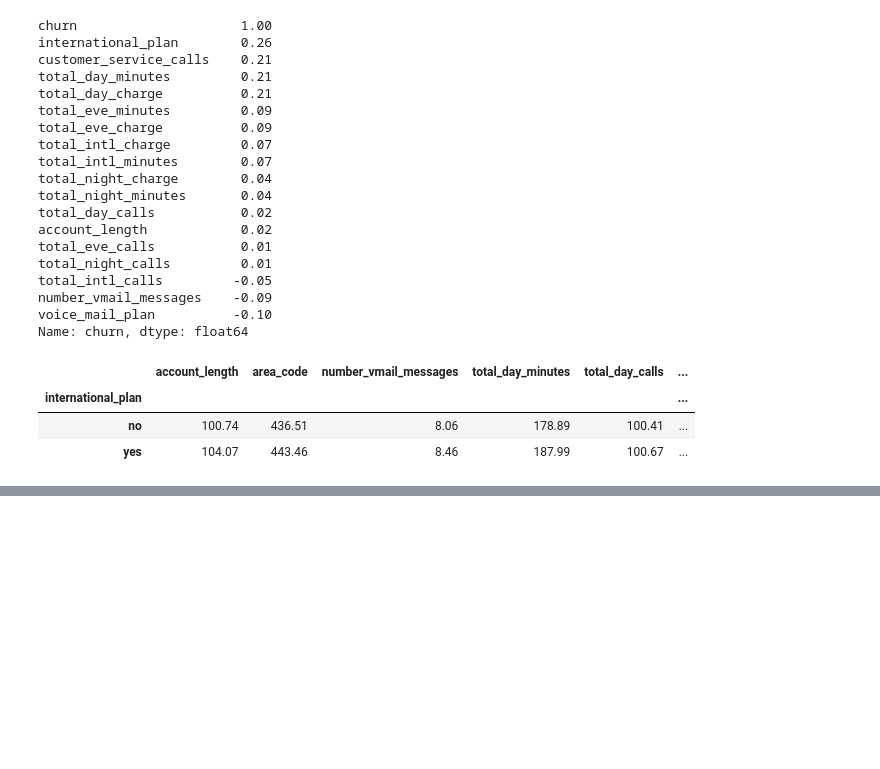
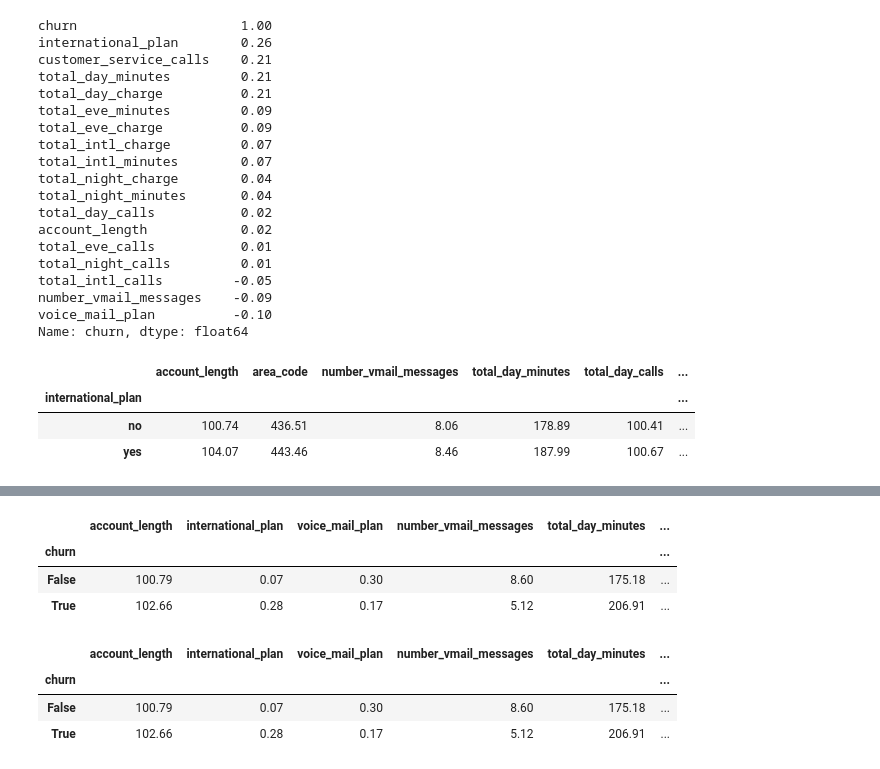
Before and after one commit to anguyen61191/SyriaTel-Customer-Churn, a Jupyter notebook: AndyNotebook.ipynb, the cells around one changed output, grey strips where cells are left out. Cells and saved outputs as stored; diff of their text form; code cells hidden in the pictures; blank space fills up the shorter version.

```diff
--- a/AndyNotebook.ipynb
+++ b/AndyNotebook.ipynb
@@ -947,0 +897,9 @@ plt.tight_layout()
+# %%
+df_clean_groupby = df_clean.groupby('churn').mean()
+# %%
+df_clean_groupby
+# %% [output]
+|  | account_length | international_plan | voice_mail_plan | number_vmail_messages | total_day_minutes | ... |
+| churn |  |  |  |  |  | ... |
+| False | 100.79 | 0.07 | 0.30 | 8.60 | 175.18 | ... |
+| True | 102.66 | 0.28 | 0.17 | 5.12 | 206.91 | ... |
@@ -947,0 +908,7 @@ plt.tight_layout()
+# %%
+df_clean_groupby
+# %% [output]
+|  | account_length | international_plan | voice_mail_plan | number_vmail_messages | total_day_minutes | ... |
+| churn |  |  |  |  |  | ... |
+| False | 100.79 | 0.07 | 0.30 | 8.60 | 175.18 | ... |
+| True | 102.66 | 0.28 | 0.17 | 5.12 | 206.91 | ... |
```
Also changed, not shown: parts of 12 cells of this notebook, 1 other file.
